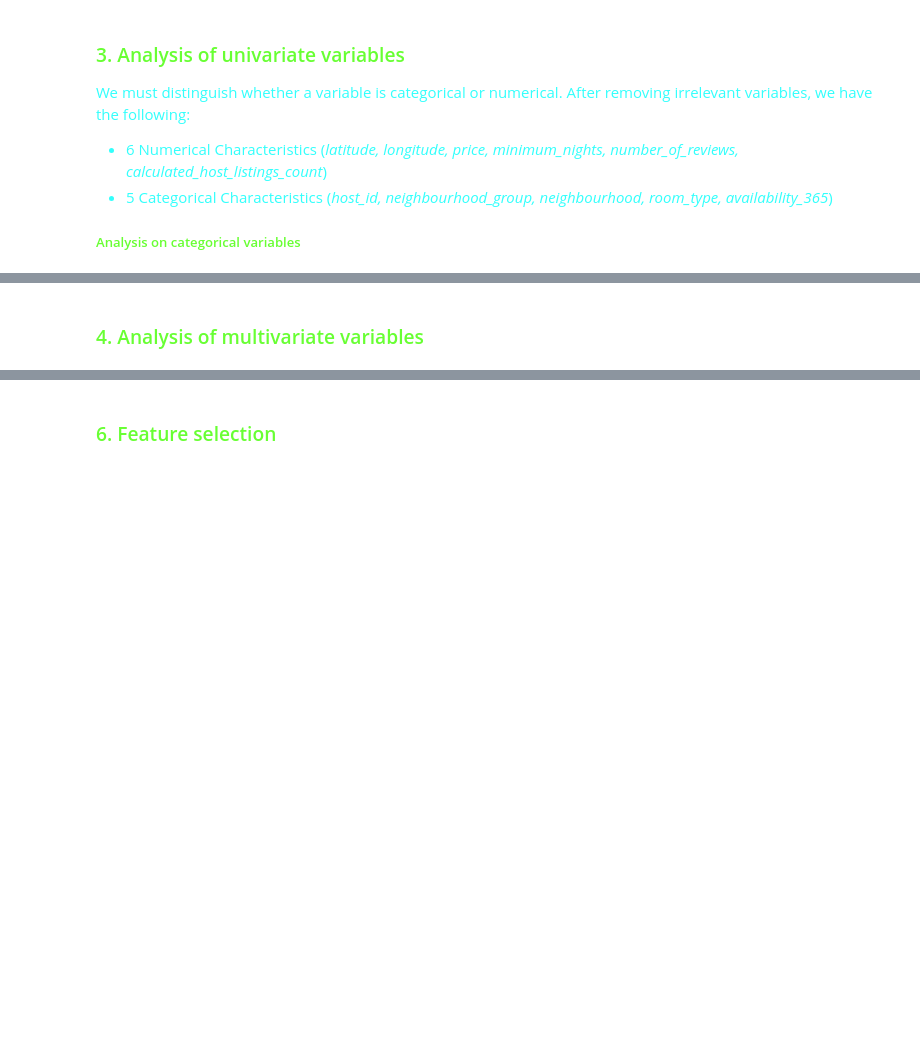
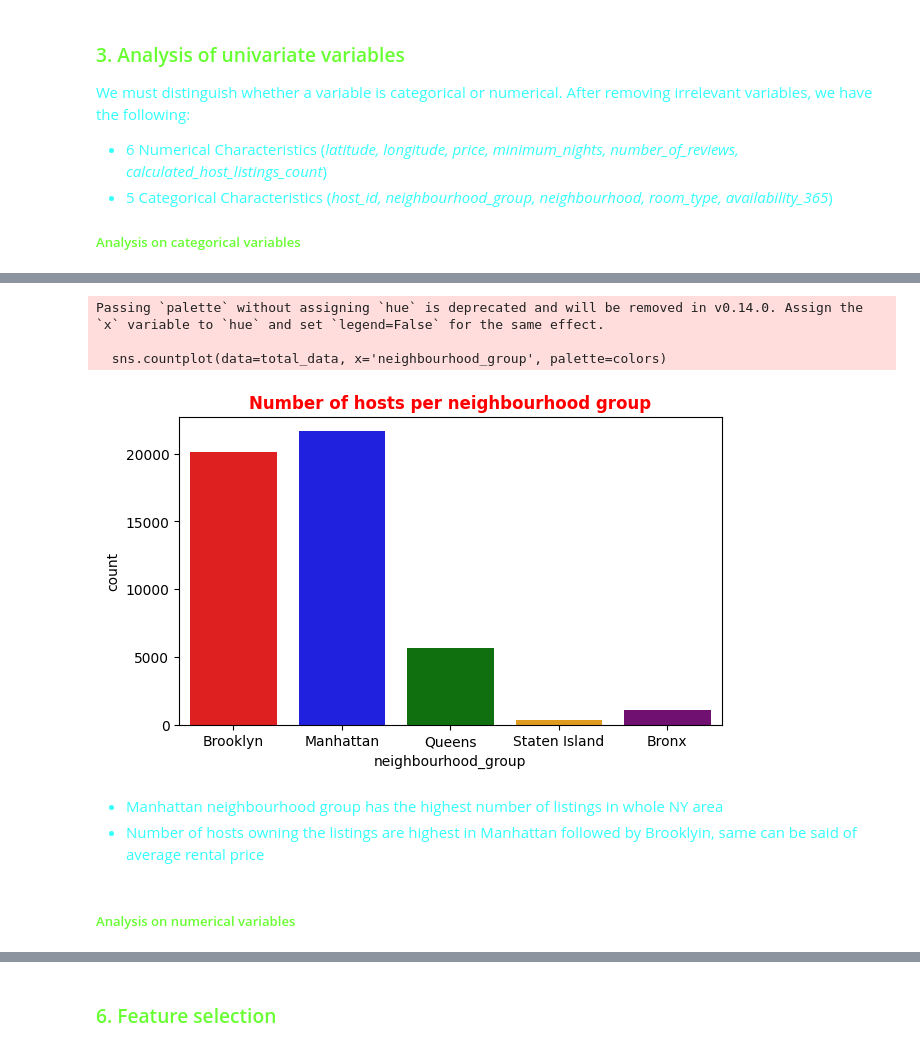
Before and after one commit to dorianDraper/Airbnb-EDA-project, a Jupyter notebook: src/explore.ipynb, the cells around one changed output, grey strips where cells are left out. Drawn from its saved outputs; the diff is of its cells as text; code cells hidden in the pictures; blank space fills up the shorter version.

```diff
--- a/src/explore.ipynb
+++ b/src/explore.ipynb
@@ -110,2 +149,18 @@ total_data.head()
+# %%
+# Count host_id per neighbourhood group to get the number of hosts per neighbourhood group
+plt.figure(figsize=(7, 4))
+sns.countplot(data=total_data, x='neighbourhood_group', palette=colors)
+plt.title('Number of hosts per neighbourhood group', color='r', fontweight='bold')
+plt.show()
+# %% [output]
+Passing `palette` without assigning `hue` is deprecated and will be removed in v0.14.0. Assign the `x` variable to `hue` and set `legend=False` for the same effect.
+
+  sns.countplot(data=total_data, x='neighbourhood_group', palette=colors)
+[figure, added]
+# %% [markdown]
+<ul style="font-family: Comic Sans MS; color: #33FFFC">
+    <li>Manhattan neighbourhood group has the highest number of listings in whole NY area</li>
+    <li>Number of hosts owning the listings are highest in Manhattan followed by Brooklyin, same can be said of average rental price</li>
+</ul>
 # %% [markdown]
-<h3 id="step4" style="font-family: Comic Sans MS; color: #68FF33">4. Analysis of multivariate variables</h3>
+<h5 style="font-family: Comic Sans MS; color: #68FF33">Analysis on numerical variables</h5>
```
Also changed, not shown: parts of 37 cells of this notebook.
